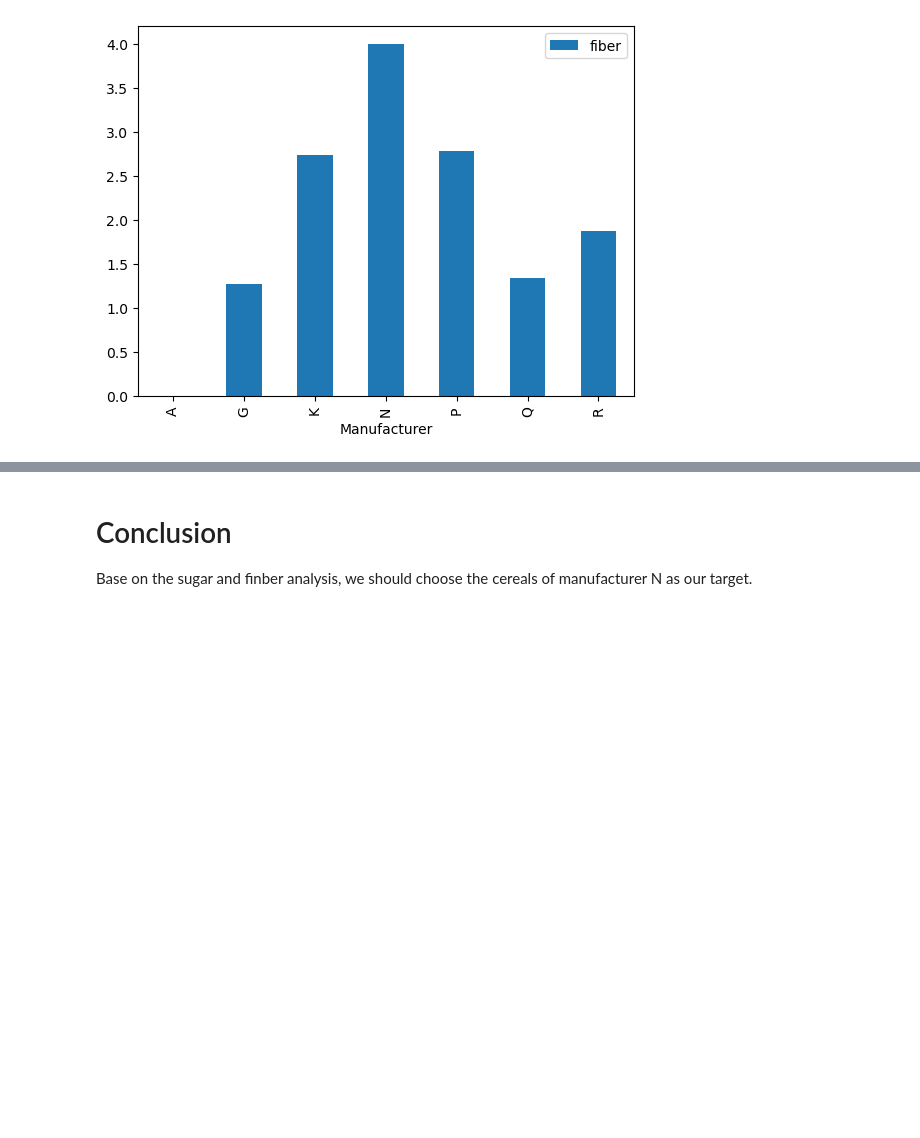
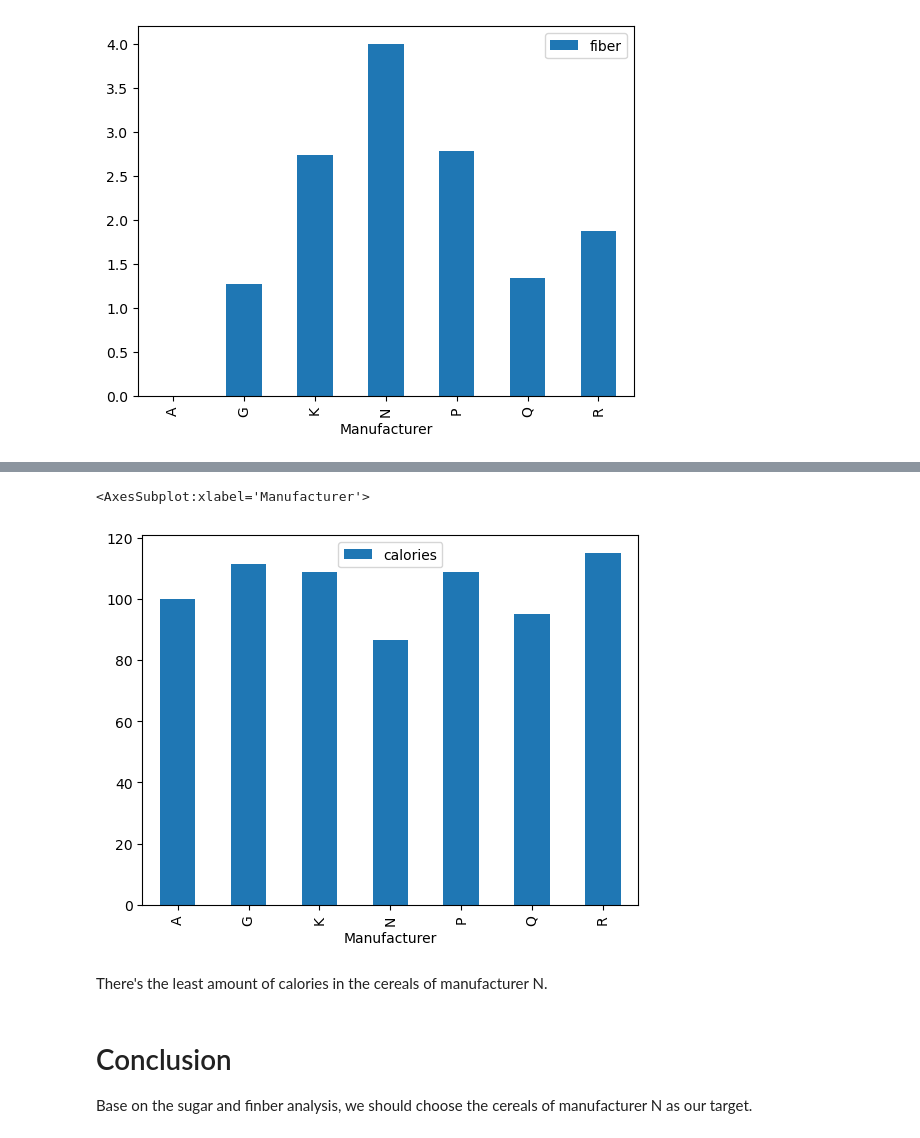
Before and after one commit to seanwhitee/nutrition-data-analysis, a Jupyter notebook: nutrition-data-analysis.ipynb, the cells around one changed output, grey strips where cells are left out. Saved outputs shown, nothing was run; the diff lists cells and outputs as text; code cells hidden in the pictures; blank space fills up the shorter version.

Commit message:
Add calories analysis.

```diff
--- a/nutrition-data-analysis.ipynb
+++ b/nutrition-data-analysis.ipynb
@@ -162,3 +203,11 @@ df.plot(kind='bar', xlabel='Manufacturer')
+# %%
+df = cereal_df.groupby(by = ["mfr"]).agg({"calories" : np.mean})
+df.plot(kind="bar", xlabel="Manufacturer")
+# %% [output]
+<AxesSubplot:xlabel='Manufacturer'>
+[figure, added]
+# %% [markdown]
+There's the least amount of calories in the cereals of manufacturer N.
 # %% [markdown]
 # Conclusion
 
```
Also changed, not shown: parts of 9 cells of this notebook, 1 other file.
